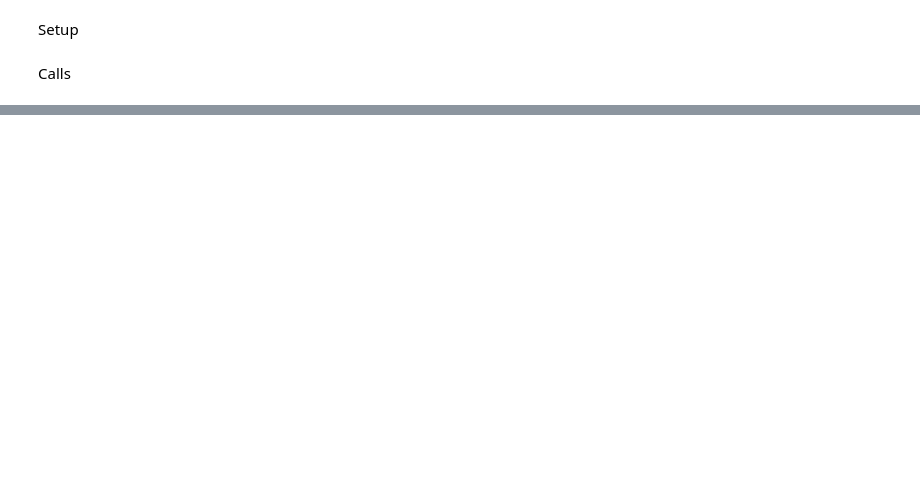
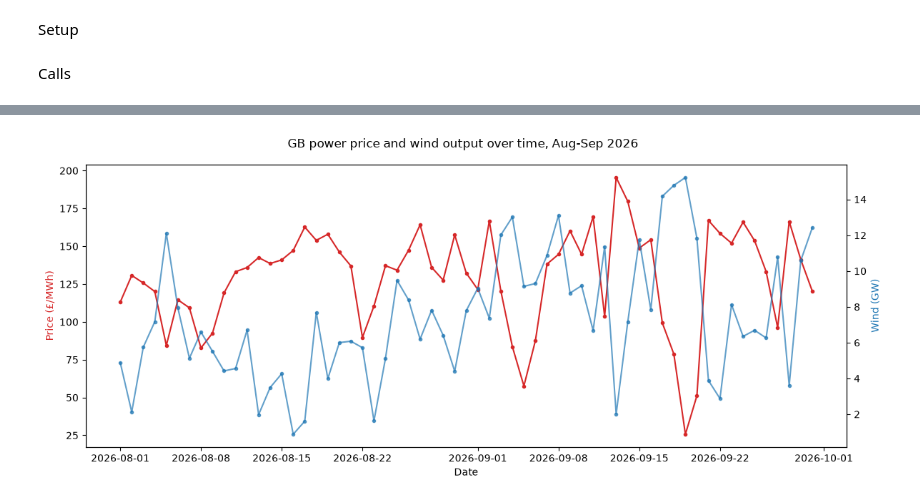
Before and after one commit to rorytann/gb-wind-power-price, a Jupyter notebook: analysis.ipynb, the cells around one changed output, grey strips where cells are left out. Drawn from its saved outputs; the diff is of its cells as text; code cells hidden in the pictures; blank space fills up the shorter version.

```diff
--- a/analysis.ipynb
+++ b/analysis.ipynb
@@ -32,0 +83,19 @@ df.to_csv("data/merged.csv")
+# %%
+sub = df.tz_convert("Europe/London")[["price", "wind_mw"]].resample("D").mean()
+sub = sub.loc[:"2026-09-30"]
+
+fig, ax = plt.subplots(figsize=(12, 5))
+ax.plot(sub.index, sub["price"], lw=1.5, marker="o", ms=3, color="tab:red")
+ax.set_ylabel("Price (£/MWh)", color="tab:red")
+ax.set_xlabel("Date")
+
+ax2 = ax.twinx()
+ax2.plot(sub.index, sub["wind_mw"]/ 1000, lw=1.5, marker="o", ms=3, color="tab:blue", alpha=0.7)
+ax2.set_ylabel("Wind (GW)", color="tab:blue")
+
+fig.suptitle("GB power price and wind output over time, Aug-Sep 2026")
+fig.tight_layout()
+fig.savefig("figures/price-wind-time.png", dpi=150, bbox_inches="tight")
+plt.show()
+# %% [output]
+[figure, added]
```
Also changed, not shown: parts of 18 cells of this notebook, 2 other files.
